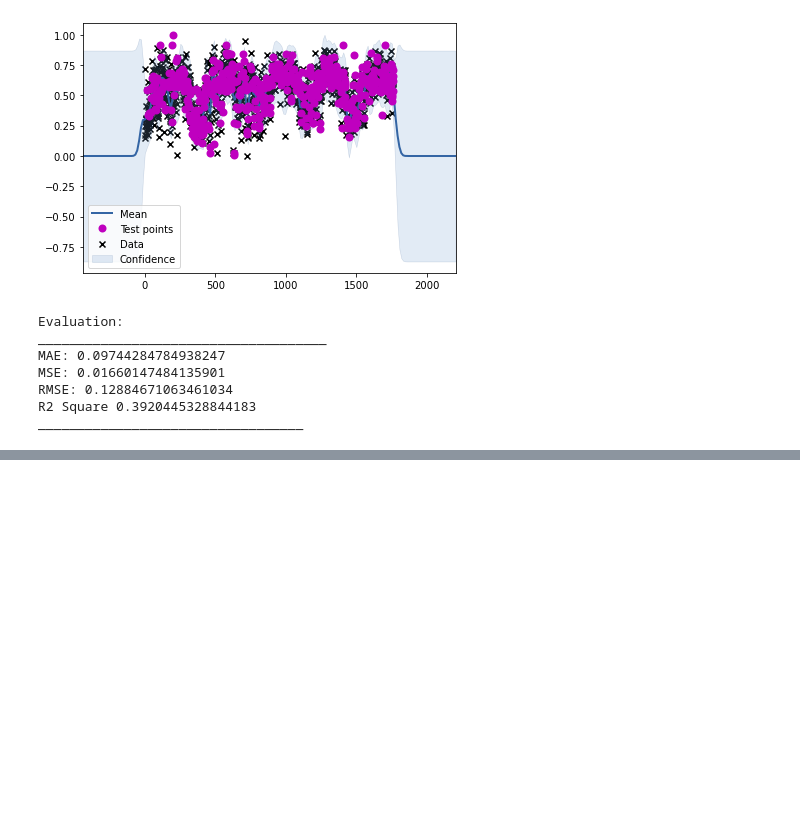
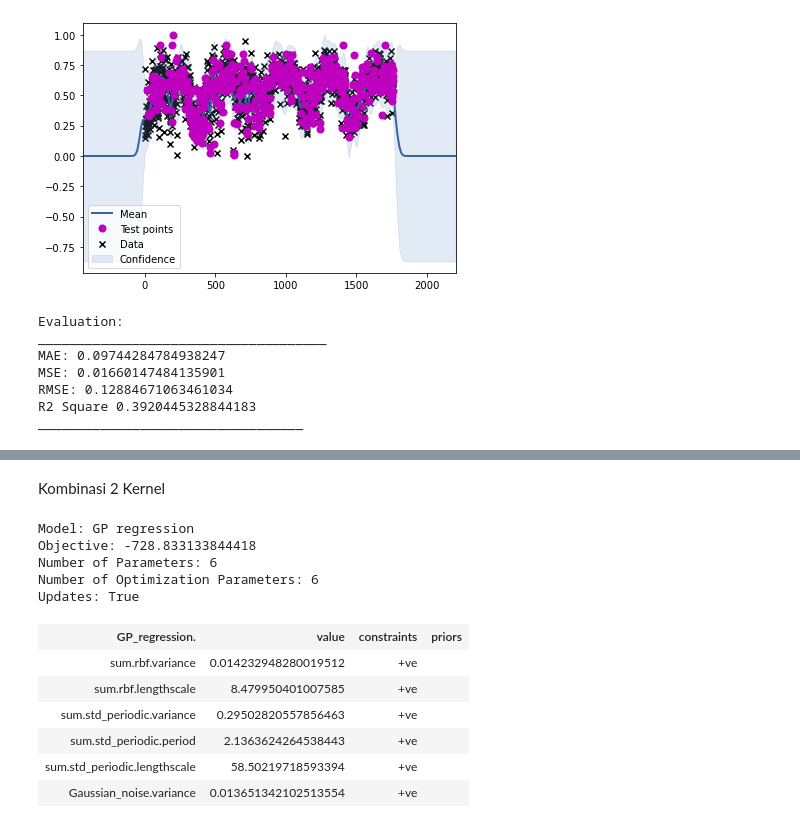
Before and after one commit to ismatullahhadi/Projek-TA, a Jupyter notebook: (16) GP Practical Demonstration ISPU.ipynb, the cells around one changed output, grey strips where cells are left out. Cells and saved outputs as stored; diff of their text form; code cells hidden in the pictures; blank space fills up the shorter version.

```diff
--- a/(16) GP Practical Demonstration ISPU.ipynb
+++ b/(16) GP Practical Demonstration ISPU.ipynb
@@ -181,0 +224,2 @@ __________________________________
+# %% [markdown]
+Kombinasi 2 Kernel
@@ -181,0 +229,17 @@ __________________________________
+# %%
+m3 = GPy.models.GPRegression(X_train, y_train, k3)
+m3.optimize()
+m3
+# %% [output]
+Model: GP regression
+Objective: -728.833133844418
+Number of Parameters: 6
+Number of Optimization Parameters: 6
+Updates: True
+| GP_regression. | value | constraints | priors |
+| sum.rbf.variance | 0.014232948280019512 | +ve |  |
+| sum.rbf.lengthscale | 8.479950401007585 | +ve |  |
+| sum.std_periodic.variance | 0.29502820557856463 | +ve |  |
+| sum.std_periodic.period | 2.1363624264538443 | +ve |  |
+| sum.std_periodic.lengthscale | 58.50219718593394 | +ve |  |
+| Gaussian_noise.variance | 0.013651342102513554 | +ve |  |
```
Also changed, not shown: parts of 17 cells of this notebook, 1 other file.
